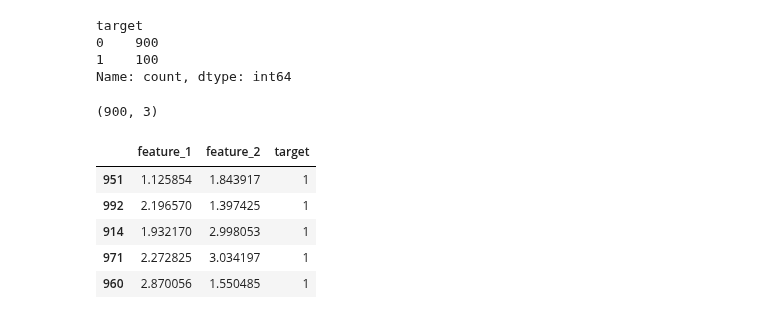
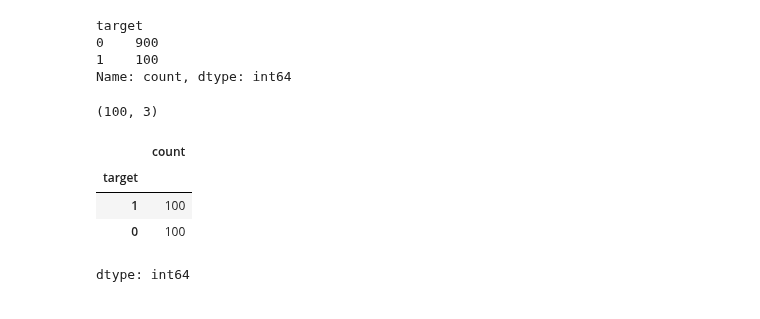
Before and after one commit to revanthbhuvanagiri/MachineLearning, a Jupyter notebook: Handling_Imbalanced_Dataset.ipynb, the cells around one changed output. Saved outputs shown, nothing was run; the diff lists cells and outputs as text; code cells hidden in the pictures.

```diff
--- a/Handling_Imbalanced_Dataset.ipynb
+++ b/Handling_Imbalanced_Dataset.ipynb
@@ -167,20 +167,22 @@ df_minority=df[df['target']==1]
 df_majority=df[df['target']==0]
 # %%
 from sklearn.utils import resample
-df_majority_upsampled=resample(df_minority,replace=True, #Sample With replacement
-         n_samples=len(df_majority),
+df_majority_downsampled=resample(df_majority,replace=False, #Sample With replacement
+         n_samples=len(df_minority),
          random_state=42
         )
 # %%
-df_majority_upsampled.shape
+df_majority_downsampled.shape
 # %% [output]
-(900, 3)
+(100, 3)
-# %%
-df_majority_upsampled.head()
-# %% [output]
-|  | feature_1 | feature_2 | target |
-| 951 | 1.125854 | 1.843917 | 1 |
-| 992 | 2.196570 | 1.397425 | 1 |
-| 914 | 1.932170 | 2.998053 | 1 |
-| 971 | 2.272825 | 3.034197 | 1 |
-| 960 | 2.870056 | 1.550485 | 1 |
+# %%
+df_downsampled=pd.concat([df_minority,df_majority_downsampled
+                          ])
+# %%
+df_downsampled.target.value_counts()
+# %% [output]
+|  | count |
+| target |  |
+| 1 | 100 |
+| 0 | 100 |
+dtype: int64
```
